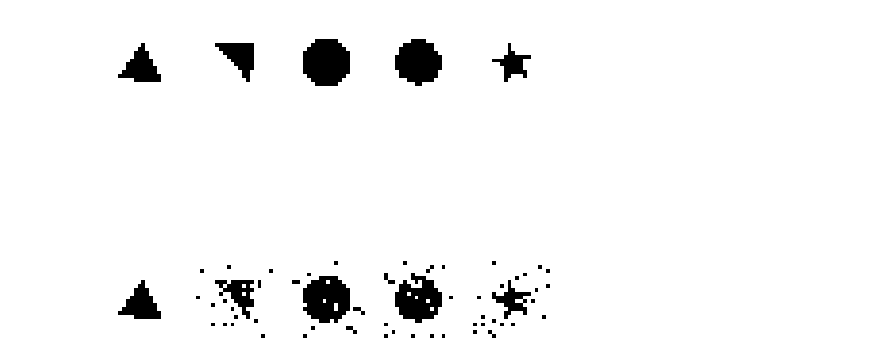
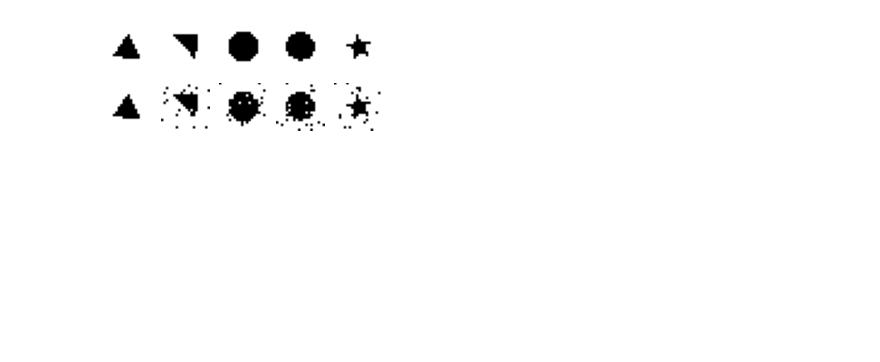
Before and after one commit to asurt-shell-ai/Pitch-The-Future, a Jupyter notebook: pitch-the-future.ipynb, the cells around one changed output. Drawn from its saved outputs; the diff is of its cells as text; code cells hidden in the pictures; blank space fills up the shorter version.

Commit message:
Added figures

```diff
--- a/pitch-the-future.ipynb
+++ b/pitch-the-future.ipynb
@@ -136,20 +126,20 @@ draw_roc_curve(model.log_prob(test_data_noise).detach().cpu().numpy()
 # %%
 # Plotting non-corrupted images against their corrupted versions with flip ratio 0.05
-fig = plt.figure(figsize=(8, 8))
+fig = plt.figure(figsize=(2, 5))
 columns = 5
 rows = 2
 ax = []
 for i in range(0, columns*rows):
     ax.append(fig.add_subplot(rows, columns, i+1))
     ax[-1].set_yticklabels([])
     ax[-1].set_xticklabels([])
     ax[-1].grid(False)
     ax[-1].axis('off')
     if(i < (columns*rows / 2)):
         plt.imshow(np.squeeze(test_data[-i]), cmap = "gray")
     else:
         plt.imshow(np.squeeze(test_data_noise[-(i%5)].detach().cpu().numpy()), cmap = "gray")
 
 plt.show()
 # %% [output]
-[figure, old version]
+[figure, new version]
```
Also changed, not shown: parts of 2 cells of this notebook, 4 other files.
